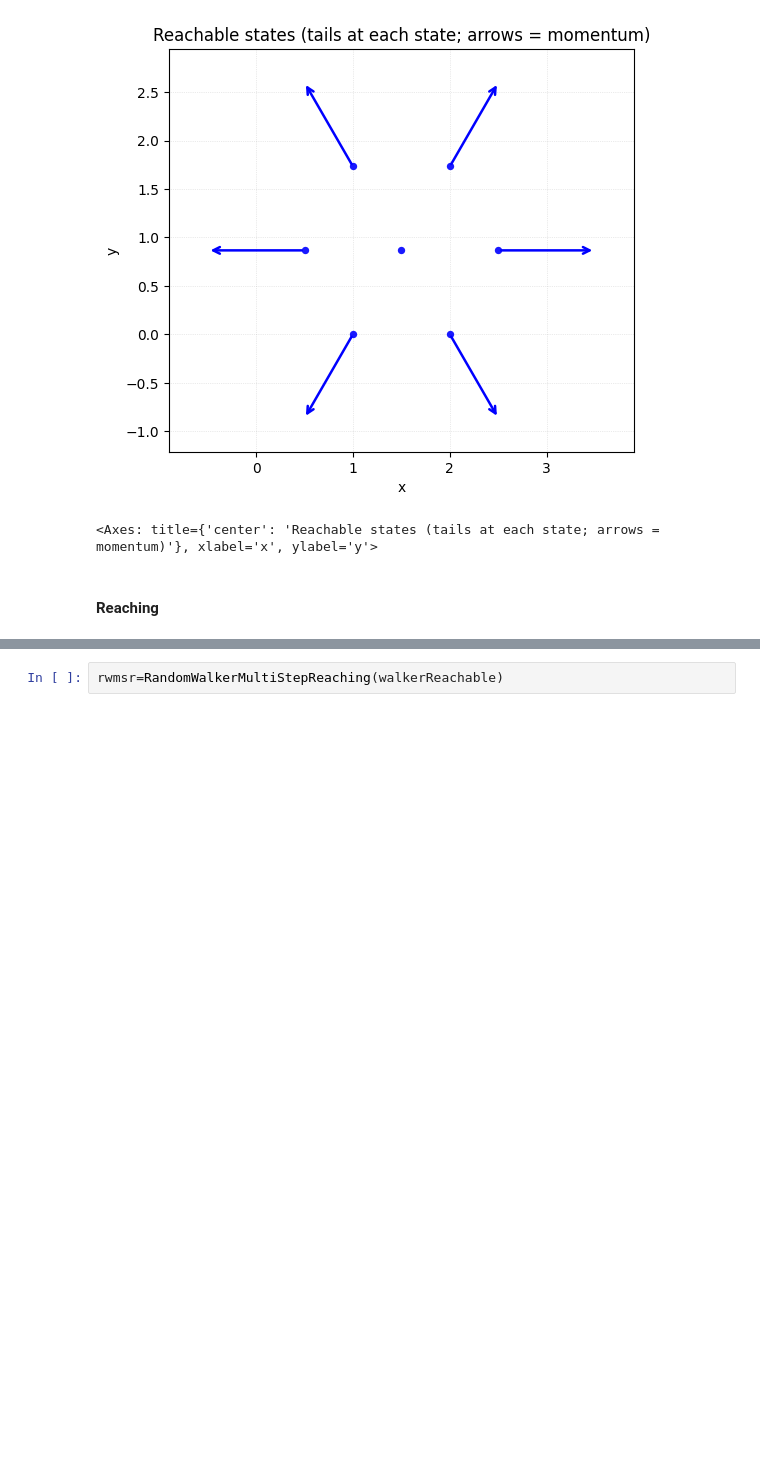
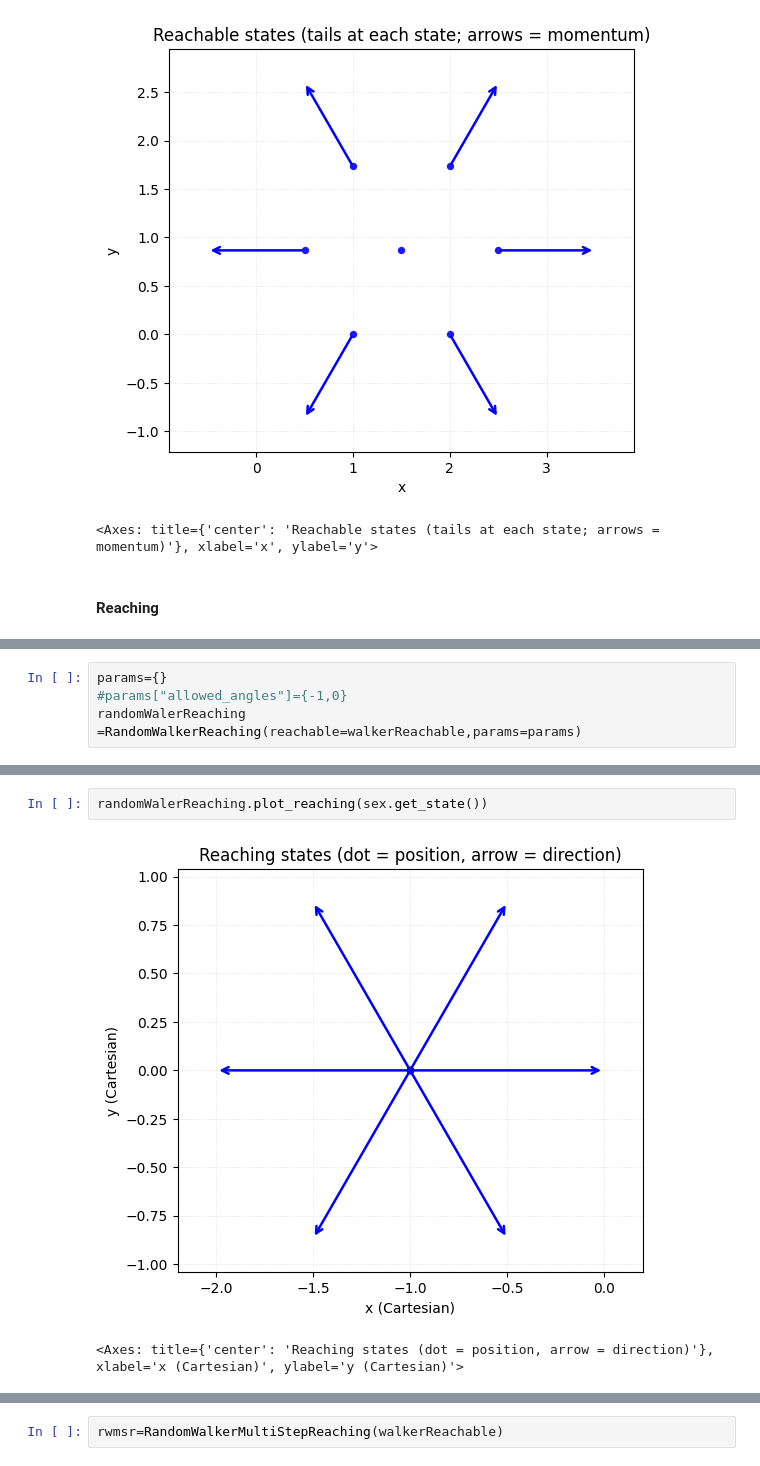
Before and after one commit to ckCrimson/Field_Dynamic_System, a Jupyter notebook: sample.ipynb, the cells around one changed output, grey strips where cells are left out. Drawn from its saved outputs; the diff is of its cells as text; blank space fills up the shorter version.

```diff
--- a/sample.ipynb
+++ b/sample.ipynb
@@ -4319,0 +4313,4 @@ class RandomWalkerMultiStepReaching(MultiStepReaching):
+# %%
+params={}
+#params["allowed_angles"]={-1,0}
+randomWalerReaching =RandomWalkerReaching(reachable=walkerReachable,params=params)
@@ -4319,0 +4326,5 @@ class RandomWalkerMultiStepReaching(MultiStepReaching):
+# %%
+randomWalerReaching.plot_reaching(sex.get_state())
+# %% [output]
+[figure, added]
+<Axes: title={'center': 'Reaching states (dot = position, arrow = direction)'}, xlabel='x (Cartesian)', ylabel='y (Cartesian)'>
```
Also changed, not shown: parts of 17 cells of this notebook.
